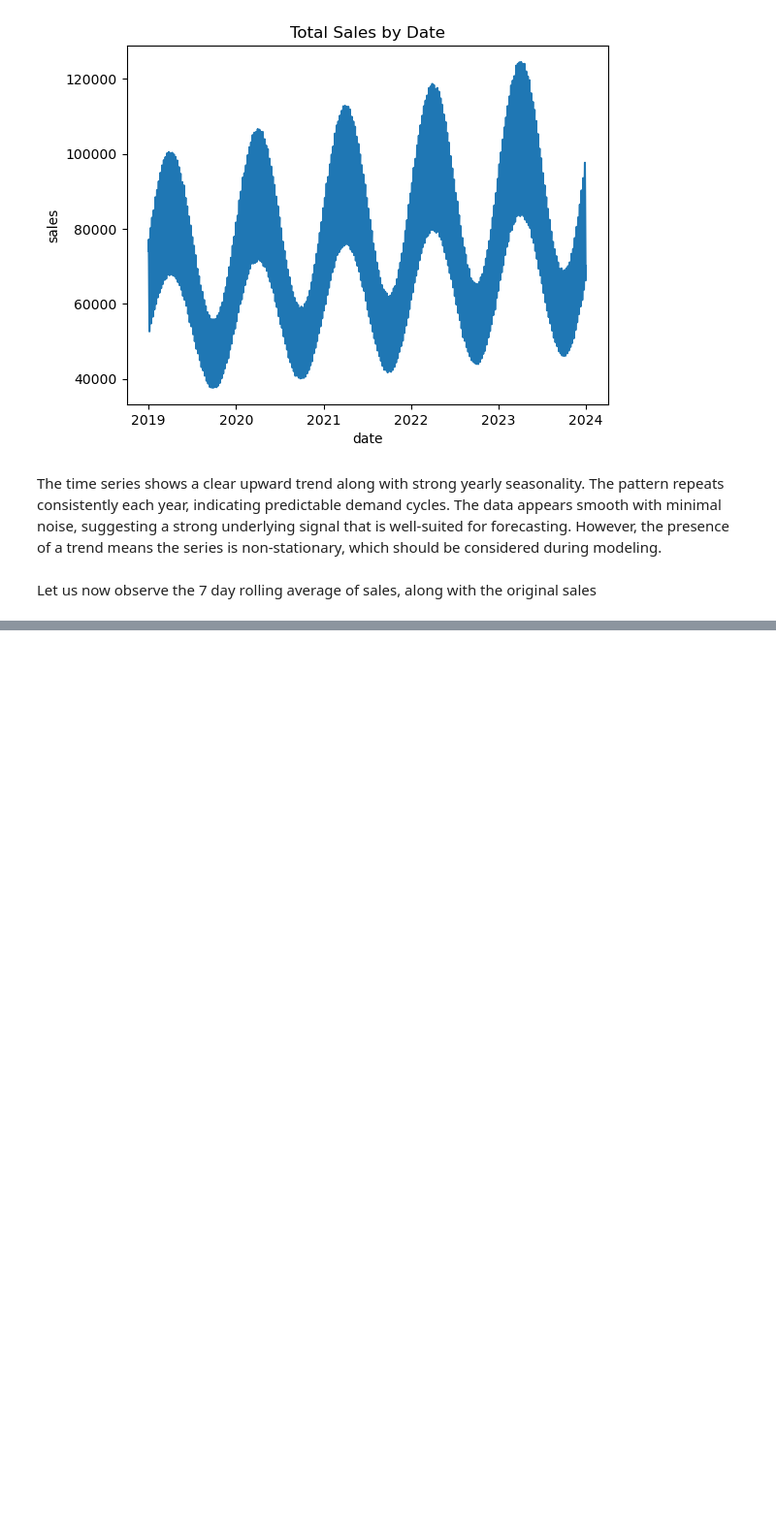
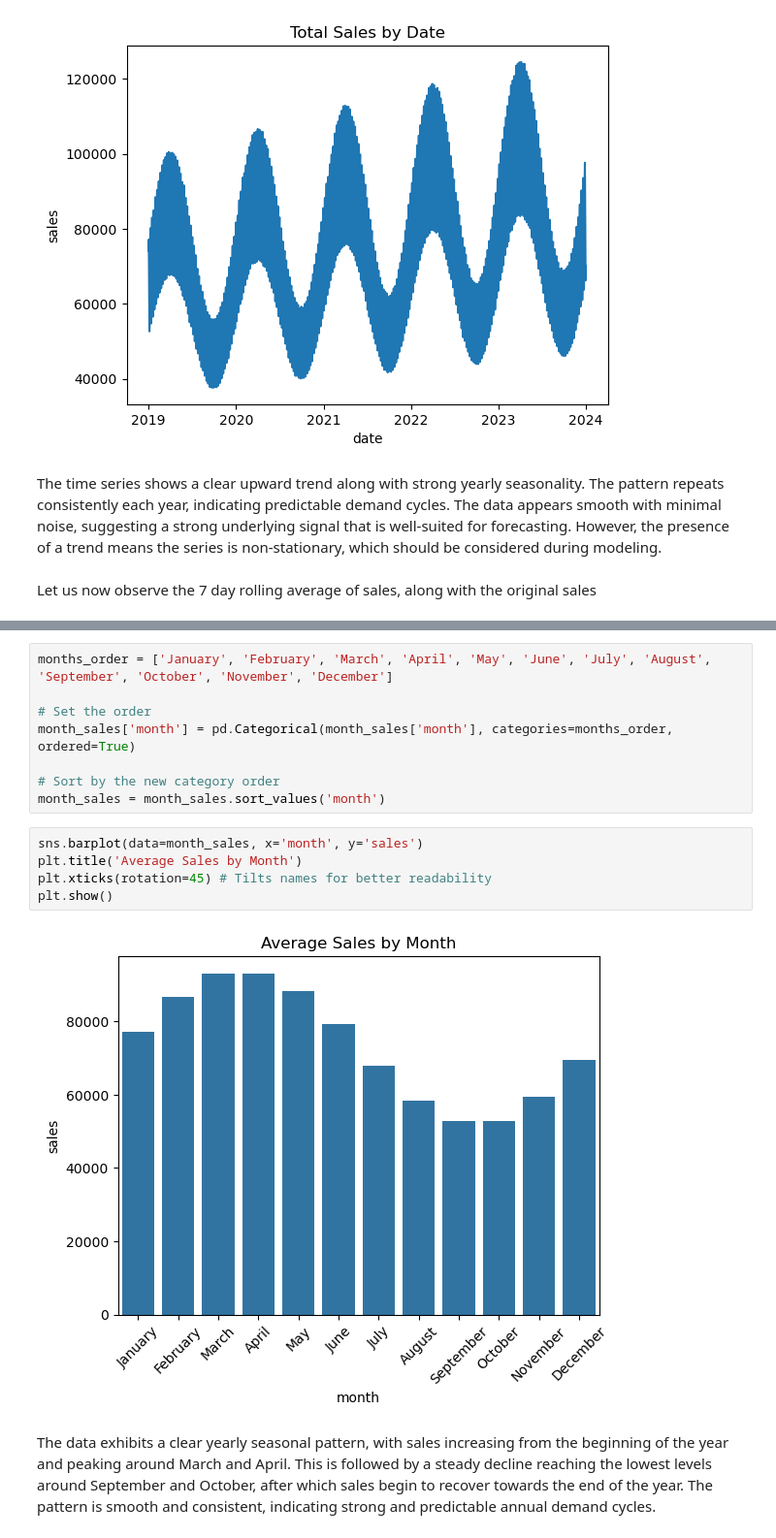
Before and after one commit to alinazir105/Revenue-Forecasting-System, a Jupyter notebook: notebook.ipynb, the cells around one changed output, grey strips where cells are left out. Shown at 97% size. Saved outputs shown, nothing was run; the diff lists cells and outputs as text; blank space fills up the shorter version.

```diff
--- a/notebook.ipynb
+++ b/notebook.ipynb
@@ -286,0 +342,17 @@ Let us now observe the 7 day rolling average of sales, along with the original s
+# %%
+months_order = ['January', 'February', 'March', 'April', 'May', 'June', 'July', 'August', 'September', 'October', 'November', 'December']
+
+# Set the order
+month_sales['month'] = pd.Categorical(month_sales['month'], categories=months_order, ordered=True)
+
+# Sort by the new category order
+month_sales = month_sales.sort_values('month')
+# %%
+sns.barplot(data=month_sales, x='month', y='sales')
+plt.title('Average Sales by Month')
+plt.xticks(rotation=45) # Tilts names for better readability
+plt.show()
+# %% [output]
+[figure, added]
+# %% [markdown]
+The data exhibits a clear yearly seasonal pattern, with sales increasing from the beginning of the year and peaking around March and April. This is followed by a steady decline reaching the lowest levels around September and October, after which sales begin to recover towards the end of the year. The pattern is smooth and consistent, indicating strong and predictable annual demand cycles.
```
Also changed, not shown: parts of 15 cells of this notebook.
